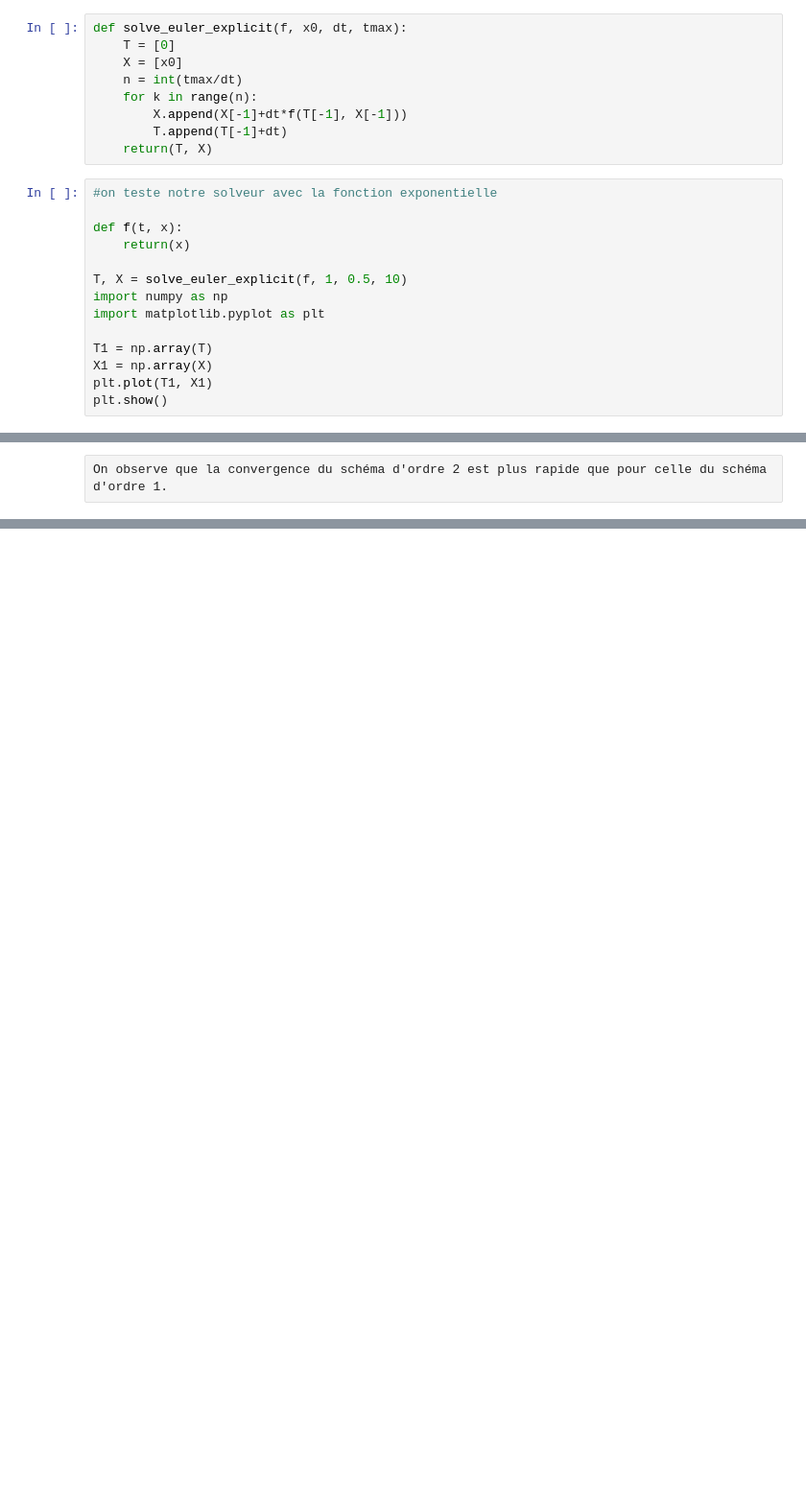
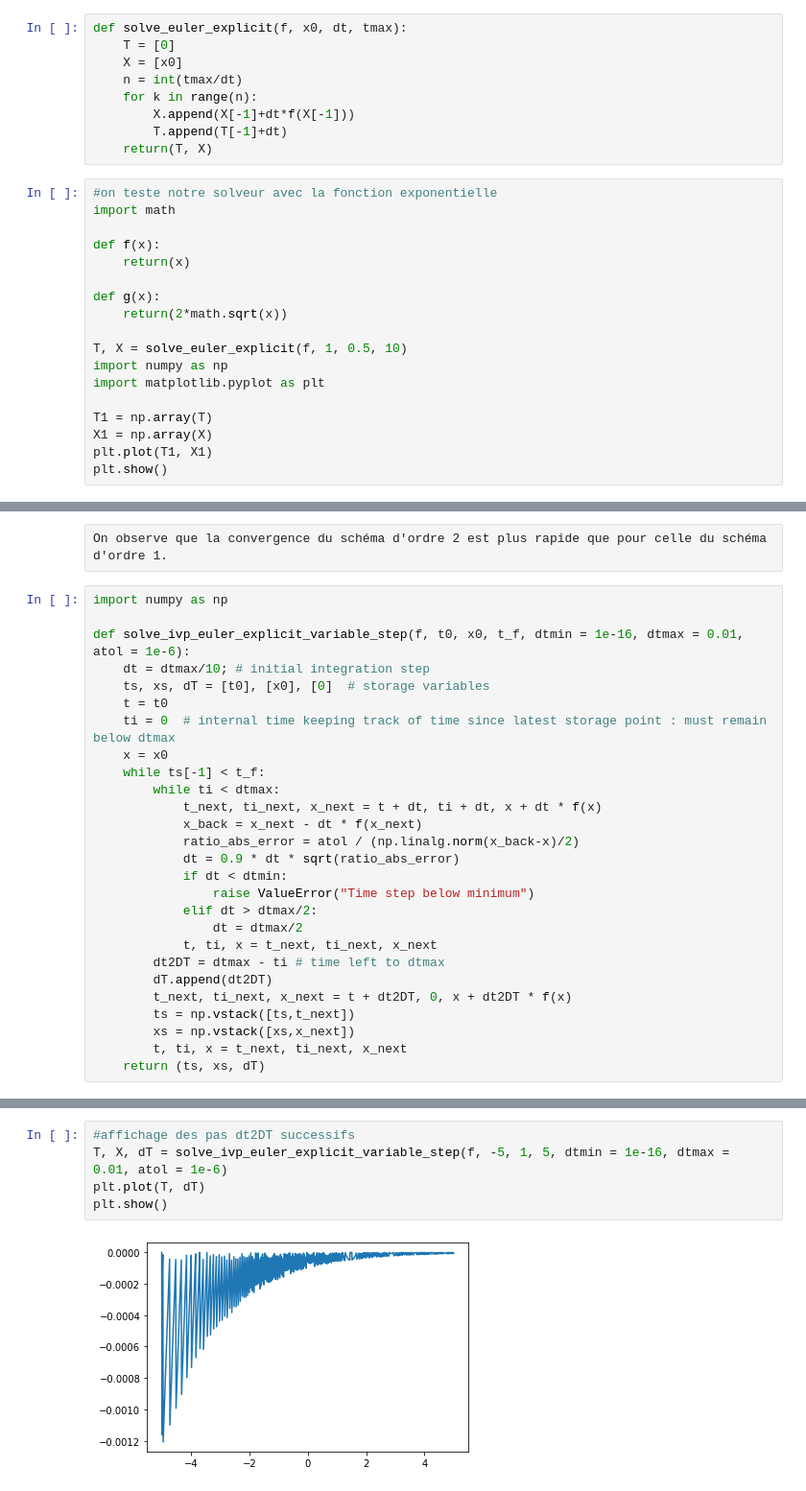
Before and after one commit to aroche915/Math_info_2, a Jupyter notebook: Projet_math_info_2_Q1_Q2.ipynb, the cells around one changed output, grey strips where cells are left out. Shown at 96% size. Saved outputs shown, nothing was run; the diff lists cells and outputs as text; blank space fills up the shorter version.

```diff
--- a/Projet_math_info_2_Q1_Q2.ipynb
+++ b/Projet_math_info_2_Q1_Q2.ipynb
@@ -4,14 +4,18 @@ def solve_euler_explicit(f, x0, dt, tmax):
     X = [x0]
     n = int(tmax/dt)
     for k in range(n):
-        X.append(X[-1]+dt*f(T[-1], X[-1]))
+        X.append(X[-1]+dt*f(X[-1]))
         T.append(T[-1]+dt)
     return(T, X)
 # %%
 #on teste notre solveur avec la fonction exponentielle
+import math
 
-def f(t, x):
+def f(x):
     return(x)
+
+def g(x):
+    return(2*math.sqrt(x))
 
 T, X = solve_euler_explicit(f, 1, 0.5, 10)
 import numpy as np
@@ -70,3 +74,30 @@ plt.show()
 [figure]
 # %% [raw]
 On observe que la convergence du schéma d'ordre 2 est plus rapide que pour celle du schéma d'ordre 1.
+# %%
+import numpy as np
+
+def solve_ivp_euler_explicit_variable_step(f, t0, x0, t_f, dtmin = 1e-16, dtmax = 0.01, atol = 1e-6):
+    dt = dtmax/10; # initial integration step
+    ts, xs, dT = [t0], [x0], [0]  # storage variables
+    t = t0
+    ti = 0  # internal time keeping track of time since latest storage point : must remain below dtmax
+    x = x0
+    while ts[-1] < t_f:
+        while ti < dtmax:
+            t_next, ti_next, x_next = t + dt, ti + dt, x + dt * f(x)
+            x_back = x_next - dt * f(x_next)
+            ratio_abs_error = atol / (np.linalg.norm(x_back-x)/2)
+            dt = 0.9 * dt * sqrt(ratio_abs_error)
+            if dt < dtmin:
+                raise ValueError("Time step below minimum")
+            elif dt > dtmax/2:
+                dt = dtmax/2
+            t, ti, x = t_next, ti_next, x_next
+        dt2DT = dtmax - ti # time left to dtmax
+        dT.append(dt2DT)
+        t_next, ti_next, x_next = t + dt2DT, 0, x + dt2DT * f(x)
+        ts = np.vstack([ts,t_next])
+        xs = np.vstack([xs,x_next])
+        t, ti, x = t_next, ti_next, x_next
+    return (ts, xs, dT)
@@ -72,0 +112,7 @@ On observe que la convergence du schéma d'ordre 2 est plus rapide que pour cell
+# %%
+#affichage des pas dt2DT successifs
+T, X, dT = solve_ivp_euler_explicit_variable_step(f, -5, 1, 5, dtmin = 1e-16, dtmax = 0.01, atol = 1e-6)
+plt.plot(T, dT)
+plt.show()
+# %% [output]
+[figure, added]
```
Also changed, not shown: parts of 1 cell of this notebook.
